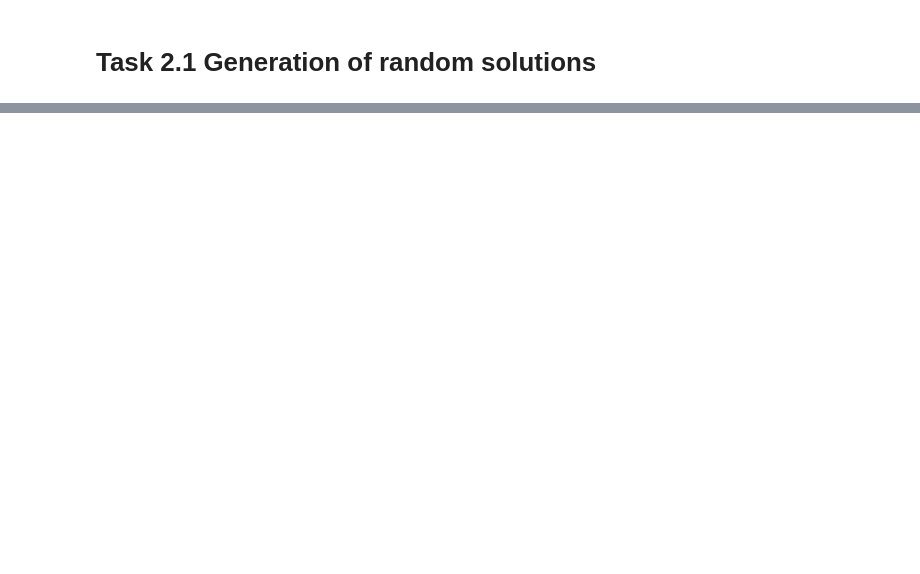
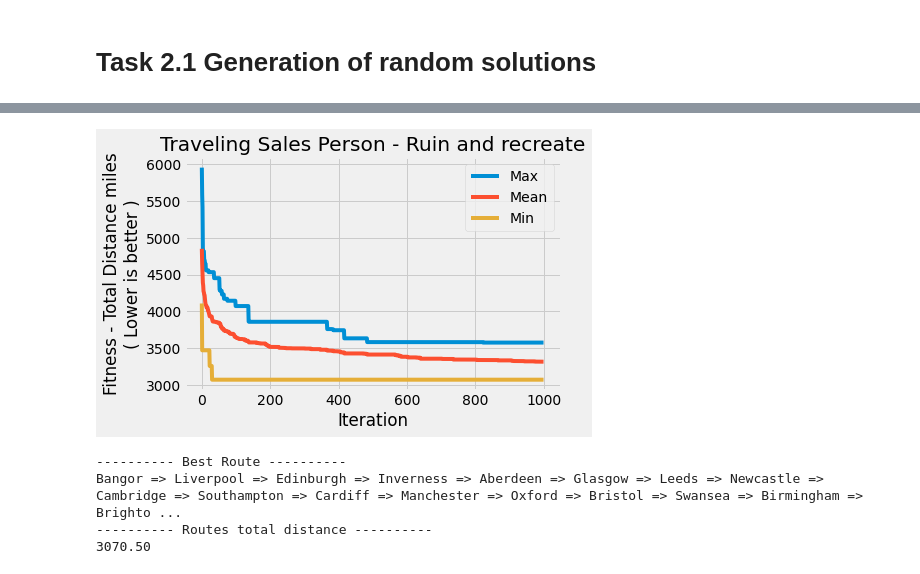
Before and after one commit to mbruty/COMP2002-AI-CW, a Jupyter notebook: Part_2.ipynb, the cells around one changed output, grey strips where cells are left out. Cells and saved outputs as stored; diff of their text form; code cells hidden in the pictures; blank space fills up the shorter version.

```diff
--- a/Part_2.ipynb
+++ b/Part_2.ipynb
@@ -150,0 +197,14 @@ TravelingSalesPerson(ruin_and_recreate).show_graph()
+# %%
+# Run the hill climber with each mutation, get the results and store them into a thread safe dictionary
+def iterate(swap_dict, ruin_dict, swap_archive, ruin_archive, i):
+    swapTSP = TravelingSalesPerson(swap)
+    ruinTSP = TravelingSalesPerson(ruin_and_recreate)
+    swap_dict[i] = swapTSP.get_data()
+    ruin_dict[i] = ruinTSP.get_data()
+    swap_archive[i] = swapTSP.get_archive()
+    ruin_archive[i] = ruinTSP.get_archive()
+# %%
+# Helper function to extract data from the thread safe dictionary and add to a normal list
+def process_result(thread_safe_dict, lst):
+    for result in thread_safe_dict.values():
+        lst.append(result)
@@ -150,0 +278,26 @@ TravelingSalesPerson(ruin_and_recreate).show_graph()
+# %%
+def print_best_route(archive):
+    best_fitness = float('inf')
+    best_route = None
+    # Loop through all the hill climber solutions
+    for iteration in archive:
+        # Find the best solution out of all of them
+        if iteration[-1][1] < best_fitness:
+            # iteration[-1] will get the final data point from that solution
+            # The last datapoint will always be the best
+            best_route = iteration[-1][0]
+            best_fitness = iteration[-1][1]
+
+    print('-'*10, "Best Route", "-"*10)
+    pretty_print_route(best_route)
+    print('-'*10, "Routes total distance", "-"*10)
+    print("{:.2f}".format(best_fitness))
+# %%
+plot_graph(ruin_and_recreate_fitness, "Ruin and recreate")
+print_best_route(ruin_archive)
+# %% [output]
+[figure, added]
+---------- Best Route ----------
+Bangor => Liverpool => Edinburgh => Inverness => Aberdeen => Glasgow => Leeds => Newcastle => Cambridge => Southampton => Cardiff => Manchester => Oxford => Bristol => Swansea => Birmingham => Brighto ...
+---------- Routes total distance ----------
+3070.50
```
Also changed, not shown: parts of 19 cells of this notebook, 1 other file.
